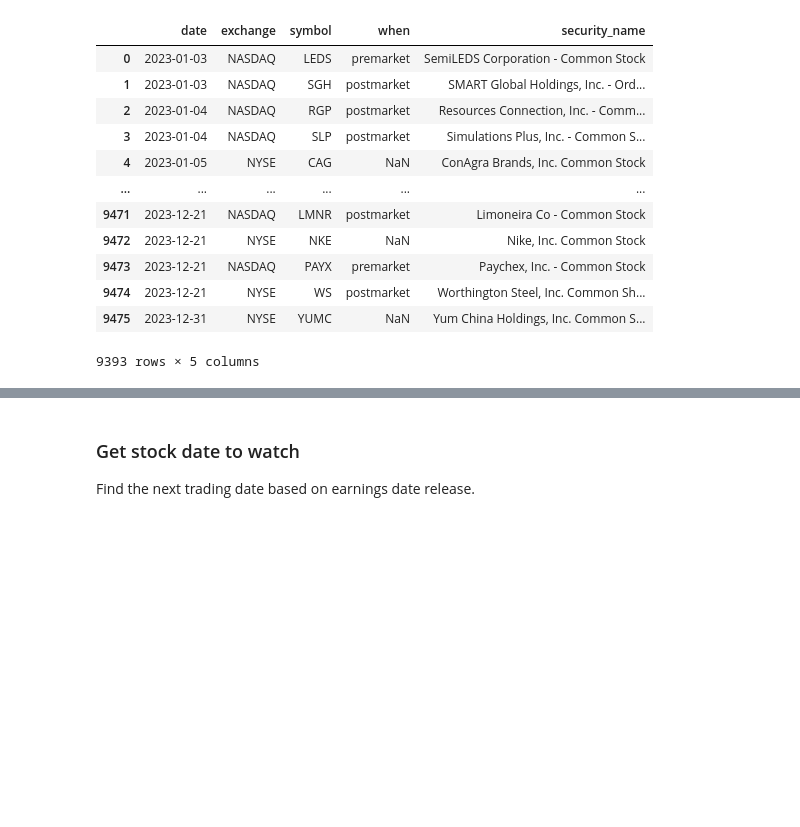
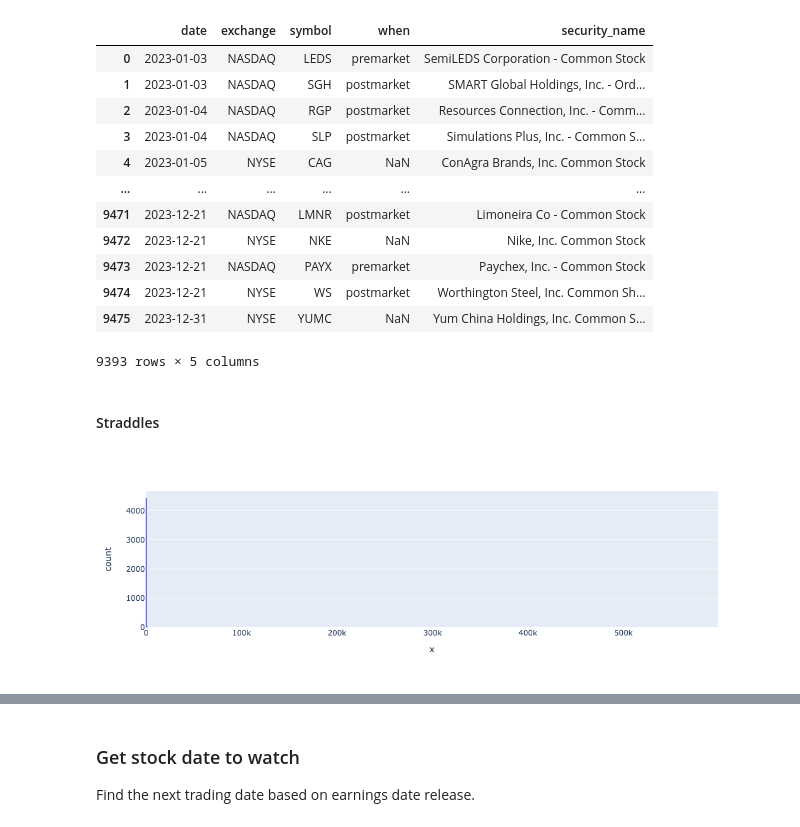
Before and after one commit to brigittesullivan/eps-stock-market-ml-project, a Jupyter notebook: 1_Data_Loading.ipynb, the cells around one changed output, grey strips where cells are left out. Saved outputs shown, nothing was run; the diff lists cells and outputs as text; code cells hidden in the pictures; blank space fills up the shorter version.

```diff
--- a/1_Data_Loading.ipynb
+++ b/1_Data_Loading.ipynb
@@ -100,0 +106,3 @@ earnings_df
+# %%
+straddles_df = pd.read_csv('EarningsStraddles_RecentEarnings_Results_20240211_210820 copy.csv')
+straddles_df
@@ -204,3 +244,17 @@ earnings_df
 | 9474 | 2023-12-21 | NYSE | WS | postmarket | Worthington Steel, Inc. Common Sh... |
 | 9475 | 2023-12-31 | NYSE | YUMC | NaN | Yum China Holdings, Inc. Common S... |
 9393 rows × 5 columns
+# %% [markdown]
+#### Straddles
+# %%
+# check for outliers
+
+# Create histogram
+fig = px.histogram(x=straddles_df['Current Price'])
+
+# Show plot
+fig.show()
+
+# remove outliers
+# %% [output]
+[figure, added]
```
Also changed, not shown: parts of 14 cells of this notebook, 3 other files.
